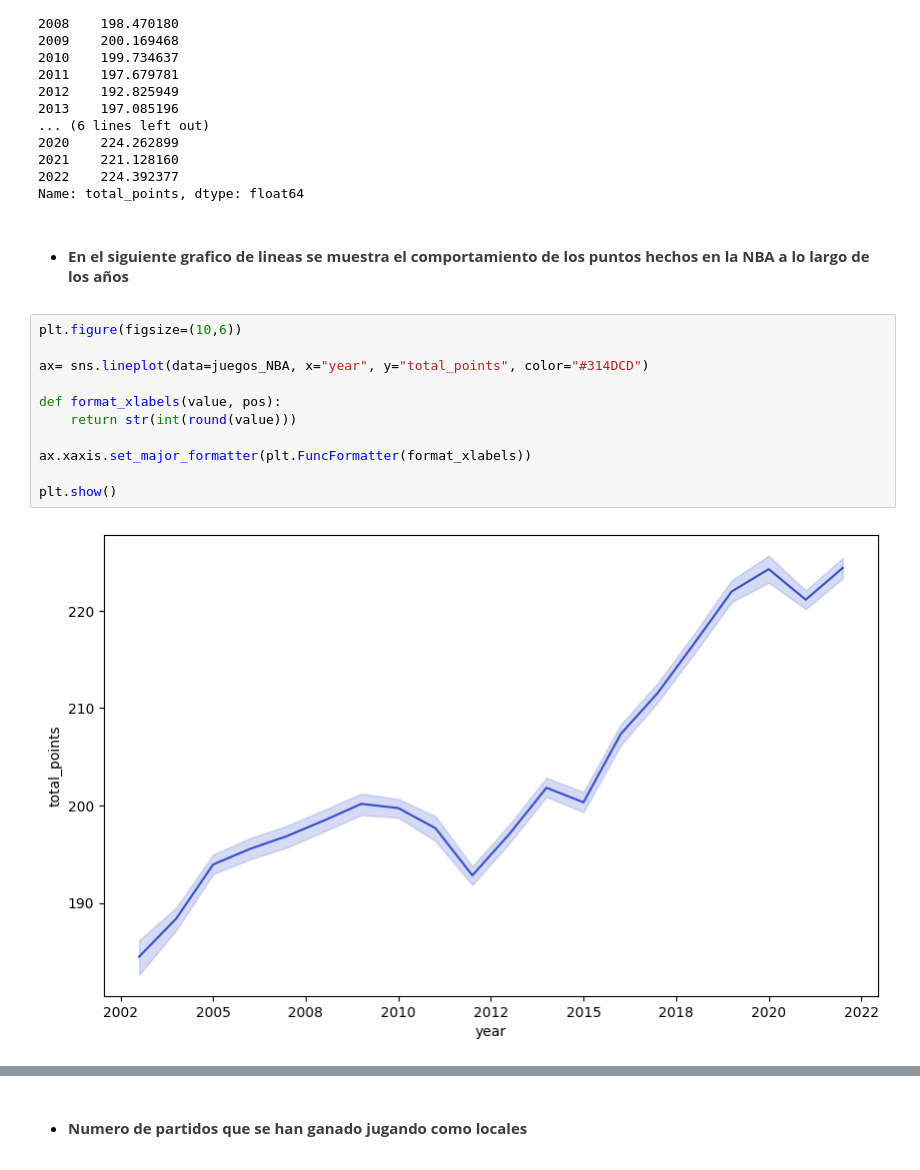
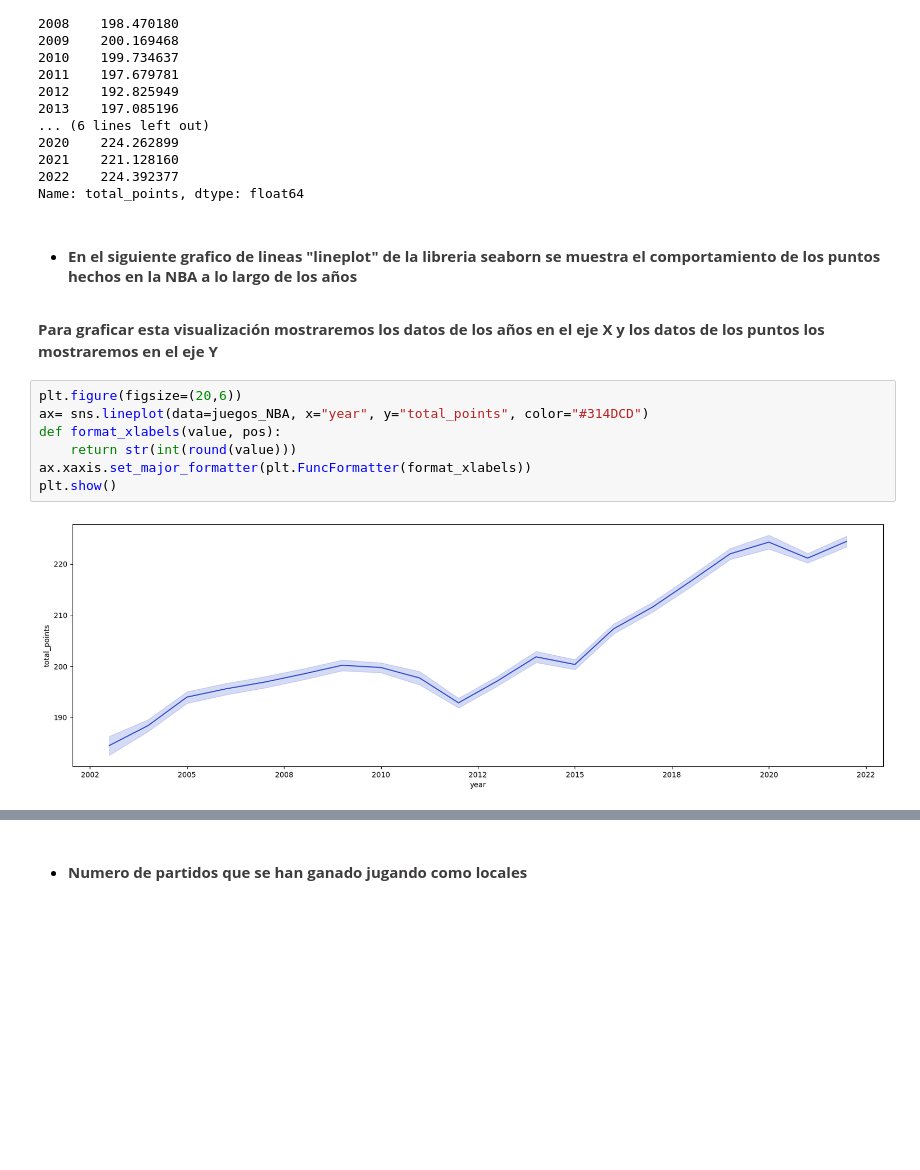
Before and after one commit to GabrielCastro1221/Analisis_de_datos_NBA_Jupyter_notebook, a Jupyter notebook: ProyectoDS_Gabriel_Castro_Ramirez.ipynb, the cells around one changed output, grey strips where cells are left out. Drawn from its saved outputs; the diff is of its cells as text; blank space fills up the shorter version.

```diff
--- a/ProyectoDS_Gabriel_Castro_Ramirez.ipynb
+++ b/ProyectoDS_Gabriel_Castro_Ramirez.ipynb
@@ -381,17 +417,15 @@ year
 2022    224.392377
 Name: total_points, dtype: float64
 # %% [markdown]
-+ <h4 style="font-weight: bold; color: #3D3B3B;">En el siguiente grafico de lineas se muestra el comportamiento de los puntos hechos en la NBA a lo largo de los años</h4>
++ <h4 style="font-weight: bold; color: #3D3B3B;">En el siguiente grafico de lineas "lineplot" de la libreria seaborn se muestra el comportamiento de los puntos hechos en la NBA a lo largo de los años</h4>
+# %% [markdown]
+<p style="font-weight: bold; color: #3D3B3B;">Para graficar esta visualización mostraremos los datos de los años en el eje X y los datos de los puntos los mostraremos en el eje Y</p>
 # %%
-plt.figure(figsize=(10,6))
-
+plt.figure(figsize=(20,6))
 ax= sns.lineplot(data=juegos_NBA, x="year", y="total_points", color="#314DCD")
-
 def format_xlabels(value, pos):
     return str(int(round(value)))
-
 ax.xaxis.set_major_formatter(plt.FuncFormatter(format_xlabels))
-
 plt.show()
 # %% [output]
-[figure, old version]
+[figure, new version]
```
Also changed, not shown: parts of 28 cells of this notebook.
